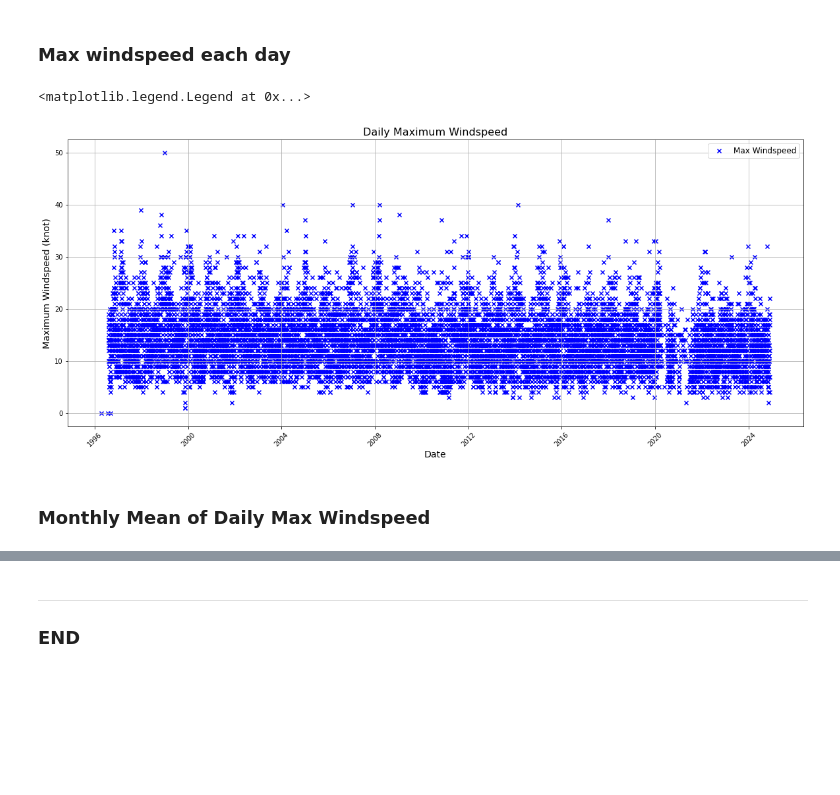
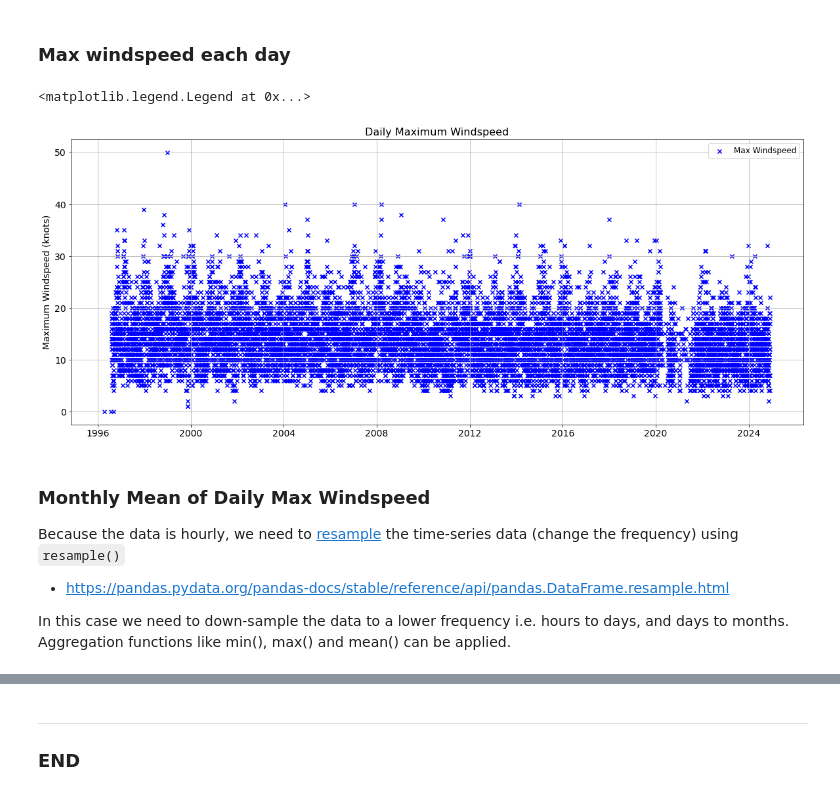
Before and after one commit to holmstead/PFDA, a Jupyter notebook: assignments/assignment_6_Weather.ipynb, the cells around one changed output, grey strips where cells are left out. Drawn from its saved outputs; the diff is of its cells as text; code cells hidden in the pictures; blank space fills up the shorter version.

```diff
--- a/assignments/assignment_6_Weather.ipynb
+++ b/assignments/assignment_6_Weather.ipynb
@@ -257,2 +257,14 @@ monthly_mean_temp = df.groupby(df['date'].dt.to_period('M'))['temp'].mean()
+# %%
+# Add a new column to dataframe with the month name
+df['month_name'] = df['date'].dt.month_name()
+
+# Group by month name and calculate the mean temperature
+monthly_mean_temp = df.groupby('month_name')['temp'].mean()
+
+# To ensure proper order of months, sort by the month number
+monthly_mean_temp = monthly_mean_temp.reindex(
+    ['January', 'February', 'March', 'April', 'May', 'June',
+     'July', 'August', 'September', 'October', 'November', 'December']
+)
 # %%
 # Plot the monthly mean temperature
@@ -345,27 +369,24 @@ daily_max_windspeed = df.groupby(df['date'].dt.date)['wdsp'].max()
 # %%
 # Set up figure, axis
 fig, ax = plt.subplots(figsize=(20, 8))
 
 # Scatter plot for daily maximum windspeed
 ax.scatter(
     daily_max_windspeed.index,
     daily_max_windspeed.values,
     label='Max Windspeed',
     color='blue',
     marker='x'
-    )
+)
 
 # Decorate the plot
 ax.set_title('Daily Maximum Windspeed', fontsize=16)
-ax.set_xlabel('Date', fontsize=14)
-ax.set_ylabel('Maximum Windspeed (knot)', fontsize=14)
+ax.set_xlabel('')
+ax.set_ylabel('Maximum Windspeed (knots)', fontsize=14)
 ax.grid(True)
-plt.xticks(rotation=45, fontsize=10)
-
-# Add legend
+plt.yticks(fontsize=14)
+plt.xticks(fontsize=14)
 ax.legend(fontsize=12)
 # %% [output]
 <matplotlib.legend.Legend at 0x...>
-[figure, old version]
+[figure, new version]
-# %% [markdown]
-### Monthly Mean of Daily Max Windspeed
@@ -373,0 +393,8 @@ ax.legend(fontsize=12)
+# %% [markdown]
+### Monthly Mean of Daily Max Windspeed
+
+Because the data is hourly, we need to [resample](https://www.statology.org/python-resample-time-series/) the time-series data (change the frequency) using `resample()`
+
+- https://pandas.pydata.org/pandas-docs/stable/reference/api/pandas.DataFrame.resample.html
+
+In this case we need to down-sample the data to a lower frequency i.e. hours to days, and days to months. Aggregation functions like min(), max() and mean() can be applied.
```
Also changed, not shown: parts of 25 cells of this notebook.
